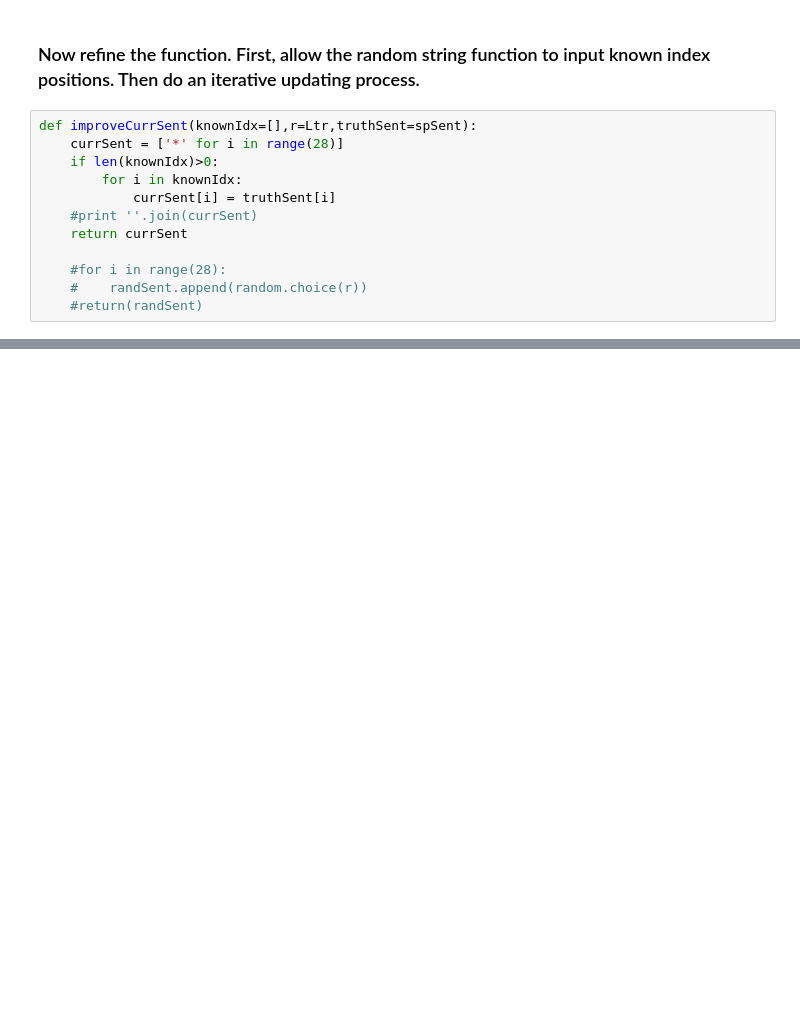
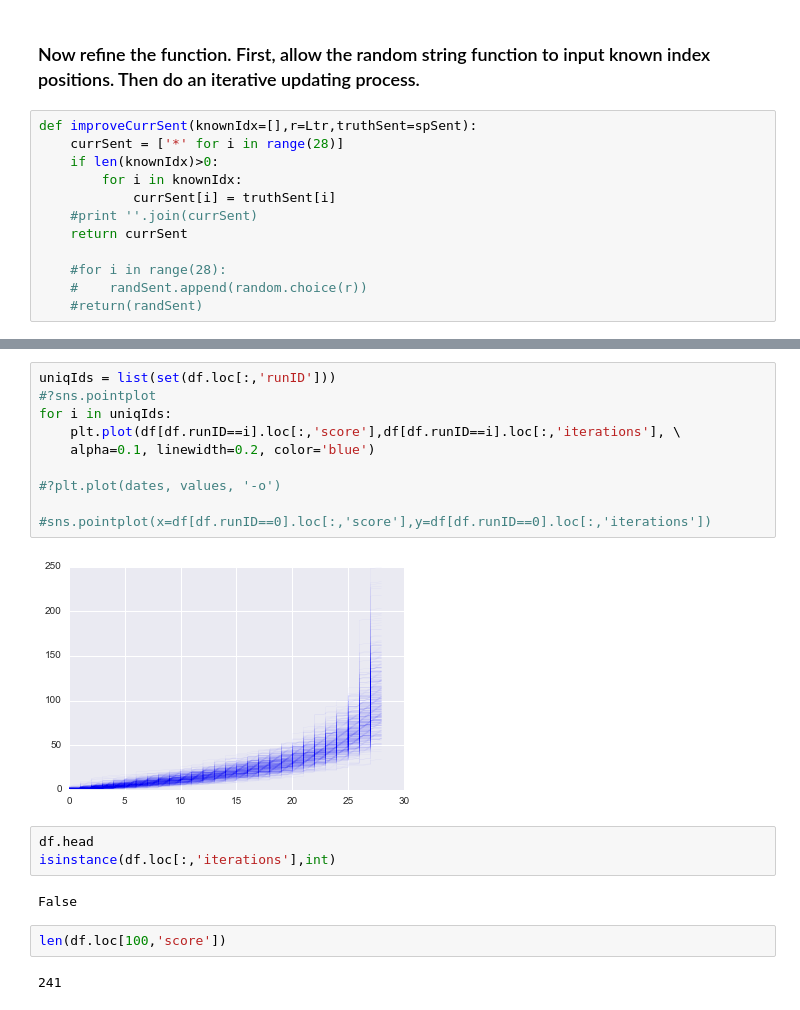
Before and after one commit to frickp/dataSandbox, a Jupyter notebook: monkeyShakespeare.ipynb, the cells around one changed output, grey strips where cells are left out. Cells and saved outputs as stored; diff of their text form; blank space fills up the shorter version.

```diff
--- a/monkeyShakespeare.ipynb
+++ b/monkeyShakespeare.ipynb
@@ -189,0 +202,21 @@ len(i)
+# %%
+uniqIds = list(set(df.loc[:,'runID']))
+#?sns.pointplot
+for i in uniqIds:
+    plt.plot(df[df.runID==i].loc[:,'score'],df[df.runID==i].loc[:,'iterations'], \
+    alpha=0.1, linewidth=0.2, color='blue')
+
+#?plt.plot(dates, values, '-o')
+
+#sns.pointplot(x=df[df.runID==0].loc[:,'score'],y=df[df.runID==0].loc[:,'iterations'])
+# %% [output]
+[figure, added]
+# %%
+df.head
+isinstance(df.loc[:,'iterations'],int)
+# %% [output]
+False
+# %%
+len(df.loc[100,'score'])
+# %% [output]
+241
```
Also changed, not shown: parts of 28 cells of this notebook, 3 other files.
